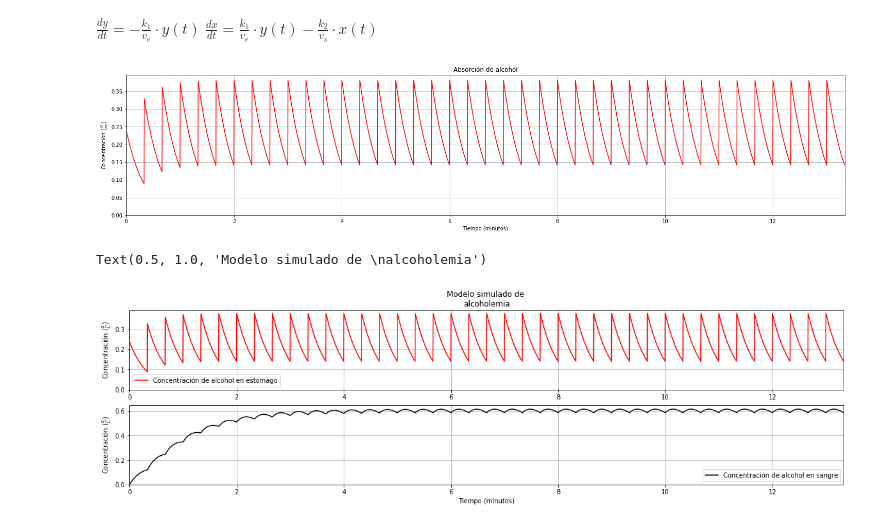
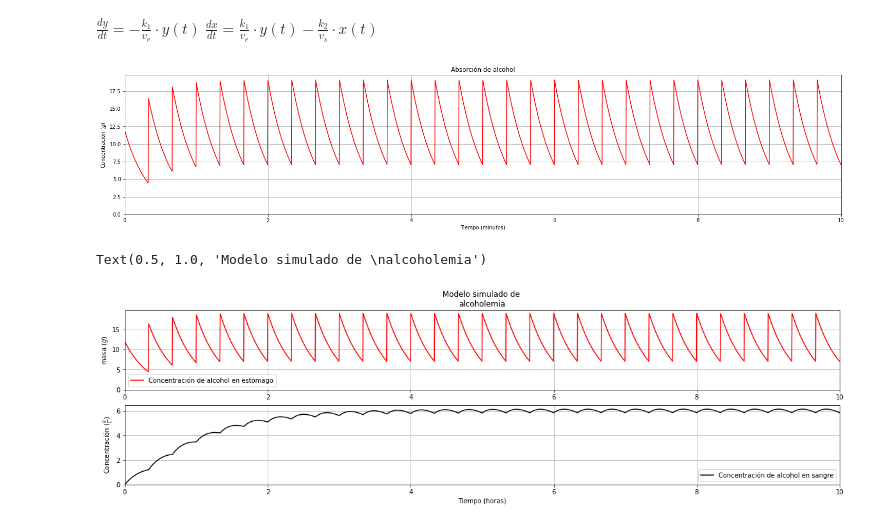
Before and after one commit to SergioPachonDotor/MAIM, a Jupyter notebook: Tarea_2/Tarea_2_sim.ipynb, the cells around one changed output. Cells and saved outputs as stored; diff of their text form; code cells hidden in the pictures.

```diff
--- a/Tarea_2/Tarea_2_sim.ipynb
+++ b/Tarea_2/Tarea_2_sim.ipynb
@@ -17,18 +17,18 @@ $
 $
 # %%
 # Valores Iniciales
-x0 = 0        # g/ml = mg/ml ; Cantidad inicial de alcohol en sangre
-y0 = 0.24      # g/ml ; Cantidad inicial de alcohol en estómago asumiendo copas de 50ml
-t0 = 1/3       # min  ; Tiempo de cada "shot" ingerido
+x0 = 0         # g  ; Cantidad inicial de alcohol en sangre
+y0 = 12        # g  ; Cantidad inicial de alcohol en estómago asumiendo copas de 50ml
+t0 = 1/3       # h  ; Tiempo de cada "shot" ingerido
 
 # Constantes
-k1 = 3        # ml * min^-1 ; Tasa de absorción
-k2 = 6      # ml * min^-1 ; Tasa de eliminación
-ve = 1      # ml          ; Volumen del estómago
-vs = 5      # ml          ; Volumen de sangre
+k1 = 3#10         # L/h        # L * h^-1 ; Tasa de absorción
+k2 = 6#12         # L/h        # L * h^-1 ; Tasa de eliminación
+ve = 1        # L          ; Volumen del estómago
+vs = 5        # L          ; Volumen de sangre
 
 #
-n = 40      # Número de "shots" que va a ingerir.
+n = 30      # Número de "shots" que va a ingerir.
 
 # Configuración de la simulación.
 step = 0.01 # Tamaño del "paso" en la simulación.
@@ -71,20 +72,20 @@ x = np.concatenate(ysol)[ : ,1]
 # %%
 fig, ax = plt.subplots(figsize=(25,5))
 plt.plot(t, y, 'r', label='Cantidad en estómago de amoxicilina')
 plt.xlim(0, t0 * n)
 
 plt.ylim(0)
 plt.xlabel('Tiempo (minutos)')
-plt.ylabel(r'Concentración ($\frac{g}{ml}$)')
+plt.ylabel(r'Concentración ($g$)')
 
 plt.title('Absorción de alcohol')
 plt.grid(True)
 # %% [output]
-[figure, old version]
+[figure, new version]
 # %%
 figure, axis = plt.subplots(2, 1, figsize=(20,5))
-axis[0].plot(t, y, 'r', label='Concentración de alcohol en estómago')
-axis[1].plot(t, x, 'k', label='Concentración de alcohol en sangre')
+axis[0].plot(t, y/ve, 'r', label='Concentración de alcohol en estómago')
+axis[1].plot(t, x/vs, 'k', label='Concentración de alcohol en sangre')
 
 axis[0].grid(True)
 axis[1].grid(True)
@@ -95,9 +96,9 @@ axis[0].set_ylim(0)
 axis[1].set_xlim(0, t0*n)
 axis[1].set_ylim(0)
 
-axis[1].set_xlabel('Tiempo (minutos)')
+axis[1].set_xlabel('Tiempo (horas)')
 
-axis[0].set_ylabel(r'Concentración $(\frac{g}{L})$')
+axis[0].set_ylabel(r'masa ($g$)')
 axis[1].set_ylabel(r'Concentración $(\frac{g}{L})$')
 
 axis[0].legend(loc='best')
@@ -106,5 +107,5 @@ axis[1].legend(loc='best')
 axis[0].set_title('Modelo simulado de \nalcoholemia')
 # %% [output]
 Text(0.5, 1.0, 'Modelo simulado de \nalcoholemia')
-[figure, old version]
+[figure, new version]
 # %%
```
Also changed, not shown: parts of 6 cells of this notebook, 2 other files.
